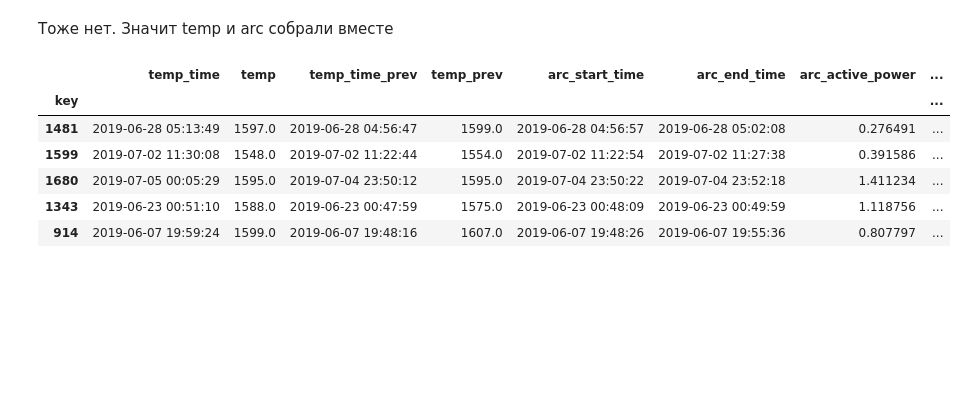
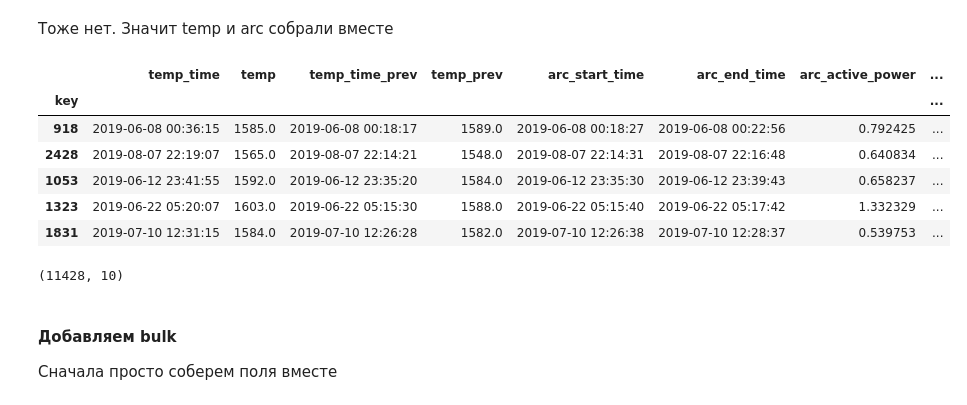
Before and after one commit to wtom76/practicum, a Jupyter notebook: final/0d09d352-9cae-4cc7-85c2-f88ea711ad45.ipynb, the cells around one changed output. Saved outputs shown, nothing was run; the diff lists cells and outputs as text; code cells hidden in the pictures; blank space fills up the shorter version.

Commit message:
+ bulk + wire

```diff
--- a/final/0d09d352-9cae-4cc7-85c2-f88ea711ad45.ipynb
+++ b/final/0d09d352-9cae-4cc7-85c2-f88ea711ad45.ipynb
@@ -711,12 +711,17 @@ print((data_all_raw.groupby(by=['key', 'temp_time'])['temp_time'].count() > 1).s
 Тоже нет. Значит temp и arc собрали вместе
 # %%
 data_all = data_all_raw
-data_all.sample(5)
+display(data_all.sample(5))
+data_all.shape
 # %% [output]
 |  | temp_time | temp | temp_time_prev | temp_prev | arc_start_time | arc_end_time | arc_active_power | ... |
 | key |  |  |  |  |  |  |  | ... |
-| 1481 | 2019-06-28 05:13:49 | 1597.0 | 2019-06-28 04:56:47 | 1599.0 | 2019-06-28 04:56:57 | 2019-06-28 05:02:08 | 0.276491 | ... |
-| 1599 | 2019-07-02 11:30:08 | 1548.0 | 2019-07-02 11:22:44 | 1554.0 | 2019-07-02 11:22:54 | 2019-07-02 11:27:38 | 0.391586 | ... |
-| 1680 | 2019-07-05 00:05:29 | 1595.0 | 2019-07-04 23:50:12 | 1595.0 | 2019-07-04 23:50:22 | 2019-07-04 23:52:18 | 1.411234 | ... |
-| 1343 | 2019-06-23 00:51:10 | 1588.0 | 2019-06-23 00:47:59 | 1575.0 | 2019-06-23 00:48:09 | 2019-06-23 00:49:59 | 1.118756 | ... |
-| 914 | 2019-06-07 19:59:24 | 1599.0 | 2019-06-07 19:48:16 | 1607.0 | 2019-06-07 19:48:26 | 2019-06-07 19:55:36 | 0.807797 | ... |
+| 918 | 2019-06-08 00:36:15 | 1585.0 | 2019-06-08 00:18:17 | 1589.0 | 2019-06-08 00:18:27 | 2019-06-08 00:22:56 | 0.792425 | ... |
+| 2428 | 2019-08-07 22:19:07 | 1565.0 | 2019-08-07 22:14:21 | 1548.0 | 2019-08-07 22:14:31 | 2019-08-07 22:16:48 | 0.640834 | ... |
+| 1053 | 2019-06-12 23:41:55 | 1592.0 | 2019-06-12 23:35:20 | 1584.0 | 2019-06-12 23:35:30 | 2019-06-12 23:39:43 | 0.658237 | ... |
+| 1323 | 2019-06-22 05:20:07 | 1603.0 | 2019-06-22 05:15:30 | 1588.0 | 2019-06-22 05:15:40 | 2019-06-22 05:17:42 | 1.332329 | ... |
+| 1831 | 2019-07-10 12:31:15 | 1584.0 | 2019-07-10 12:26:28 | 1582.0 | 2019-07-10 12:26:38 | 2019-07-10 12:28:37 | 0.539753 | ... |
+(11428, 10)
+# %% [markdown]
+#### Добавляем bulk
+Сначала просто соберем поля вместе
```
Also changed, not shown: parts of 17 cells of this notebook.
